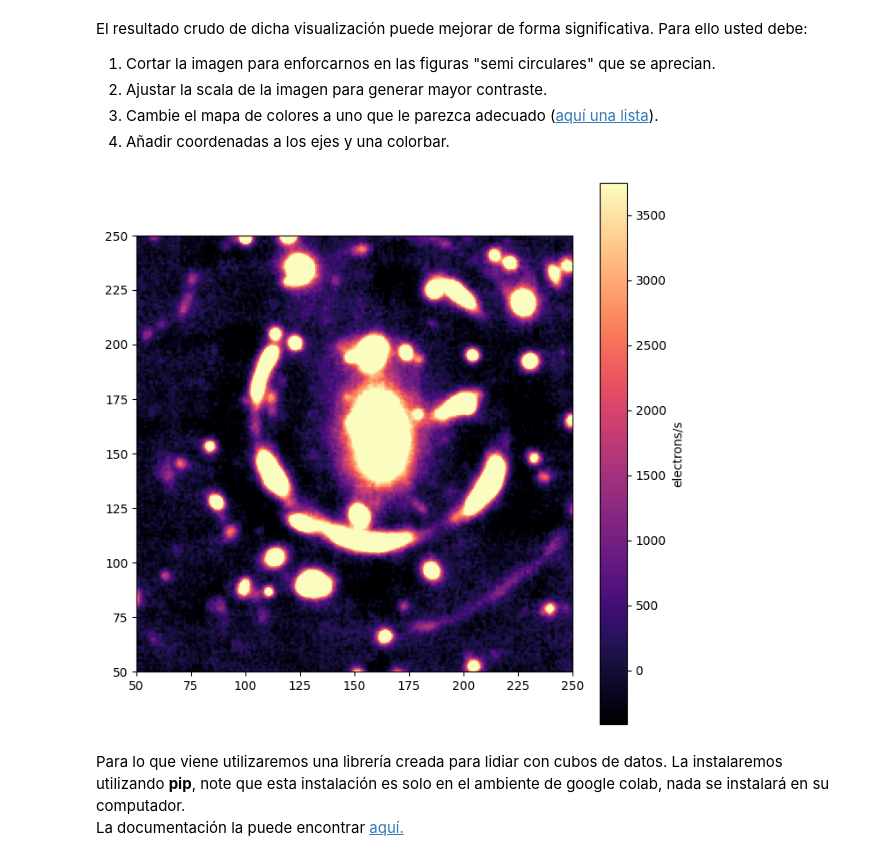
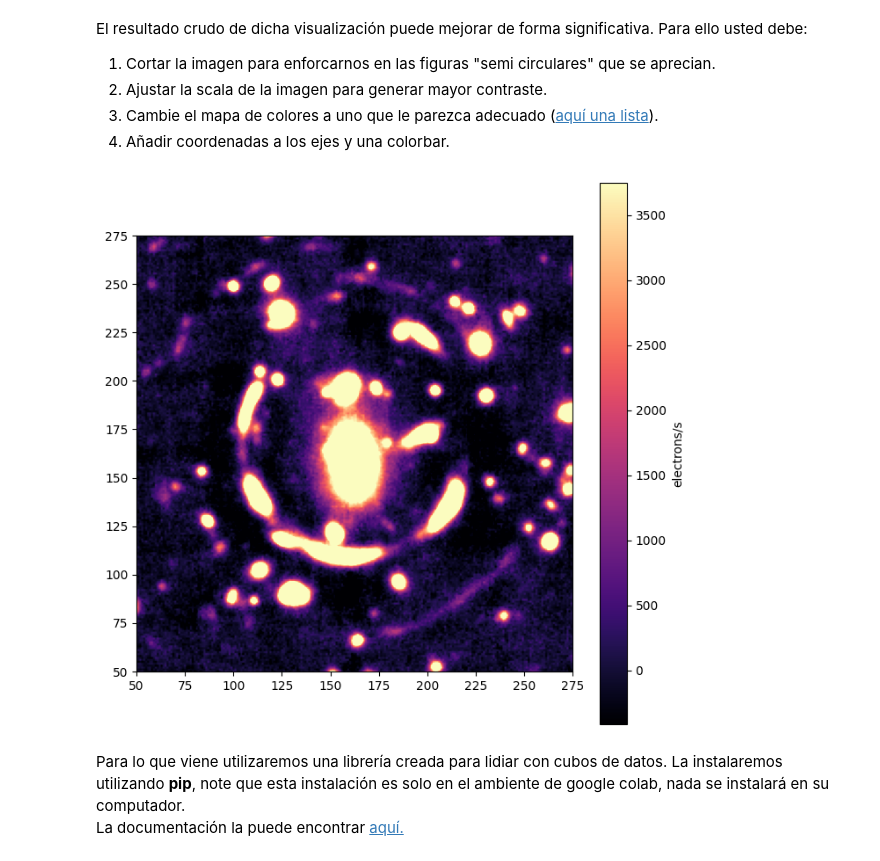
Before and after one commit to carlos-riquelme-c/Tarea-4, a Jupyter notebook: Tarea4.ipynb, the cells around one changed output. Saved outputs shown, nothing was run; the diff lists cells and outputs as text; code cells hidden in the pictures.

```diff
--- a/Tarea4.ipynb
+++ b/Tarea4.ipynb
@@ -145,25 +149,25 @@ Para ello usted debe:
 # %%
 # Solución
 from astropy.wcs import WCS
 # Utilice el siguiente wcs para añadir las coordenadas a su visualización.
 wcs = WCS(cubo[1].header)
 wcs = wcs[0,:,:]
 
 # Haga su gráfico a continuación:
 value = 5
 percentiles = np.nanpercentile(white_light_image.flatten(), [value, 100-value ])
 plt.figure(figsize=(8,8))                  # la hacemos un poco más grande
 
 plt.imshow(white_light_image, cmap='magma')
 plt.clim(percentiles[0], percentiles[1])   # utilizamos los nuevos límites
 plt.colorbar(label='electrons/s')          # Añadimos una colorbar
 
-plt.xlim(50,250) # Recorte en el eje x
-plt.ylim(50,250) # Recorte en el eje y
+plt.xlim(50,275) # Recorte en el eje x
+plt.ylim(50,275) # Recorte en el eje y
 
 plt.show()
 # %% [output]
-[figure, old version]
+[figure, new version]
 # %% [markdown]
 Para lo que viene utilizaremos una librería creada para lidiar con cubos de datos.
 La instalaremos utilizando **pip**, note que esta instalación es solo en el ambiente de google colab, nada se instalará en su computador.
```
Also changed, not shown: parts of 6 cells of this notebook.
